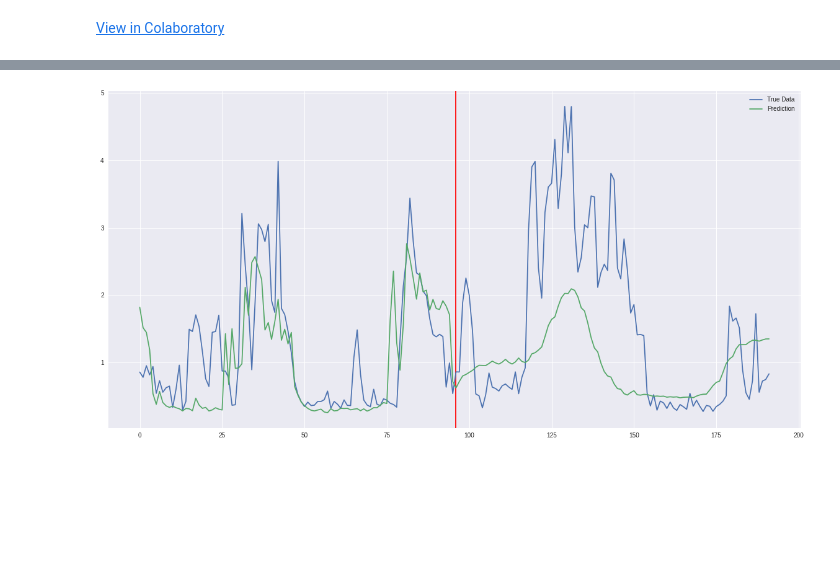
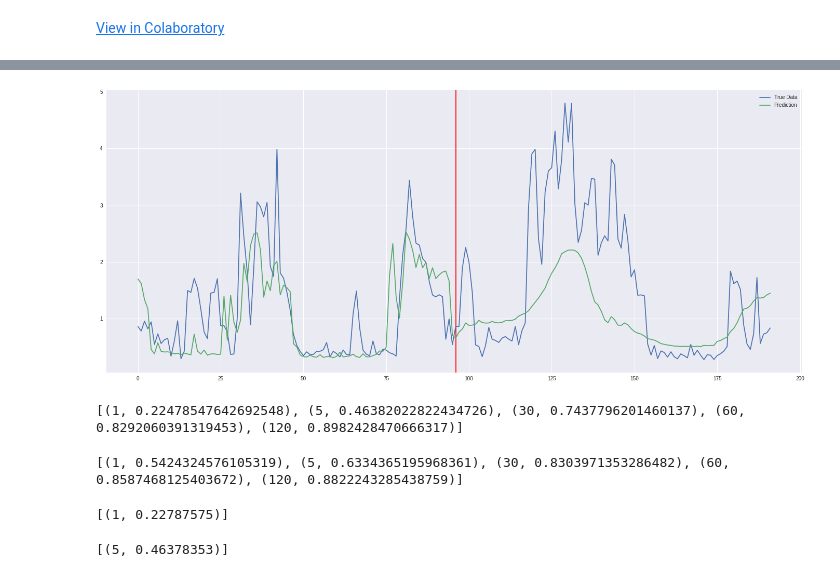
Before and after one commit to eliasbaumann/Residential-Energy-Forecasting, a Jupyter notebook: Submission_Version_Forecasting_electricity_demand.ipynb, the cells around one changed output, grey strips where cells are left out. Drawn from its saved outputs; the diff is of its cells as text; code cells hidden in the pictures; blank space fills up the shorter version.

```diff
--- a/Submission_Version_Forecasting_electricity_demand.ipynb
+++ b/Submission_Version_Forecasting_electricity_demand.ipynb
@@ -83,7 +88,7 @@ def plot_results(predicted_data, true_data):
 
 # Plot results on training data and test data at once
 def plot_train_test(pred_train, true_train,pred_test,true_test):
-  fig = plt.figure(facecolor='white',figsize=(20,10))
+  fig = plt.figure(facecolor='white',figsize=(24,10))
   ax = fig.add_subplot(111)
   true_data = np.concatenate((true_train,true_test))
   predicted_data = np.concatenate((pred_train,pred_test))
@@ -94,7 +99,7 @@ def plot_train_test(pred_train, true_train,pred_test,true_test):
   plt.show()
 
 # Plot the RMSE error curve
-def plot_error(error_seq):
+def plot_error(error_seq,vals = []):
   fig = plt.figure(facecolor='white')
   plt.plot(np.concatenate(([None],error_seq)),label='RMSE')
   plt.legend()
@@ -537,5 +633,5 @@ plot_train_test(predicted[0:stop-start],y_test[start:stop],forecasts[:,0,0],y_te
 # %%
 batch_size = 128
-enc_gen_train,enc_gen_test, train_gen,test_gen, train, test, enc_model, model = seq2seqModel(df_15min,sequence_length,batch_size,[20,20,20,20],6,10)
+enc_gen_train,enc_gen_test, train_gen,test_gen, train, test, enc_model, model = seq2seqModel(df_15min,sequence_length,batch_size,[50,50,50,50],6,10)
 # %% [output]
 Epoch 1/6
@@ -569,8 +672,8 @@ plot_error(errorcurve_15min[0:25])
 # %%
 start = 180
-plot_train_test(preds_enc[start],test[sequence_length+start-1:2*sequence_length+start-1,0],preds[1][start+sequence_length],test[2*sequence_length+start:3*sequence_length+start,0])
+plot_train_test(preds_enc[start],test[start+1:sequence_length+start+1,0],preds[1][start],test[sequence_length+start+1:2*sequence_length+start+1,0])
 # %% [output]
-[figure, old version]
+[figure, new version]
 # %%
 ########################################################################################################
 # 1Min
@@ -578,7 +681,30 @@ plot_train_test(preds_enc[start],test[sequence_length+start-1:2*sequence_length+
 df_1min = createFastAggregation(df,'1T')[['Global_active_power','day','dayOfWeek','hour','minute']]
 sequence_length = 120
 measure_points = [1,5,30,60,120]
+# %%
+# Basic LM RMSE for different points in the entire sequence
+lmErrors = basicModelEval(df_1min,sequence_length,measure_points,model_type='LM',frac=0.5)
+clear_output()
+print(lmErrors)
+# %% [output]
+[(1, 0.22478547642692548), (5, 0.46382022822434726), (30, 0.7437796201460137), (60, 0.8292060391319453), (120, 0.8982428470666317)]
+# %%
+# Basic SVR RMSE for different points in the entire sequence
+svrErrors = basicModelEval(df_1min,sequence_length,measure_points,model_type='SVR',frac=0.01)
+clear_output()
+print(svrErrors)
+# %% [output]
+[(1, 0.5424324576105319), (5, 0.6334365195968361), (30, 0.8303971353286482), (60, 0.8587468125403672), (120, 0.8822243285438759)]
+# %%
+# Basic LSTM RMSE for different points in the entire sequence
+errors1 = deliverForecastValues(df_1min,sequence_length,[measure_points[0]],skip=5)
+clear_output()
+print(errors1)
+# %% [output]
+[(1, 0.22787575)]
 # %%
-errors = deliverForecastValues(df_1min,sequence_length,measure_points)
+errors2 = deliverForecastValues(df_1min,sequence_length,[measure_points[1]],skip=5)
 clear_output()
-print(errors)
+print(errors2)
+# %% [output]
+[(5, 0.46378353)]
```
Also changed, not shown: parts of 32 cells of this notebook.
